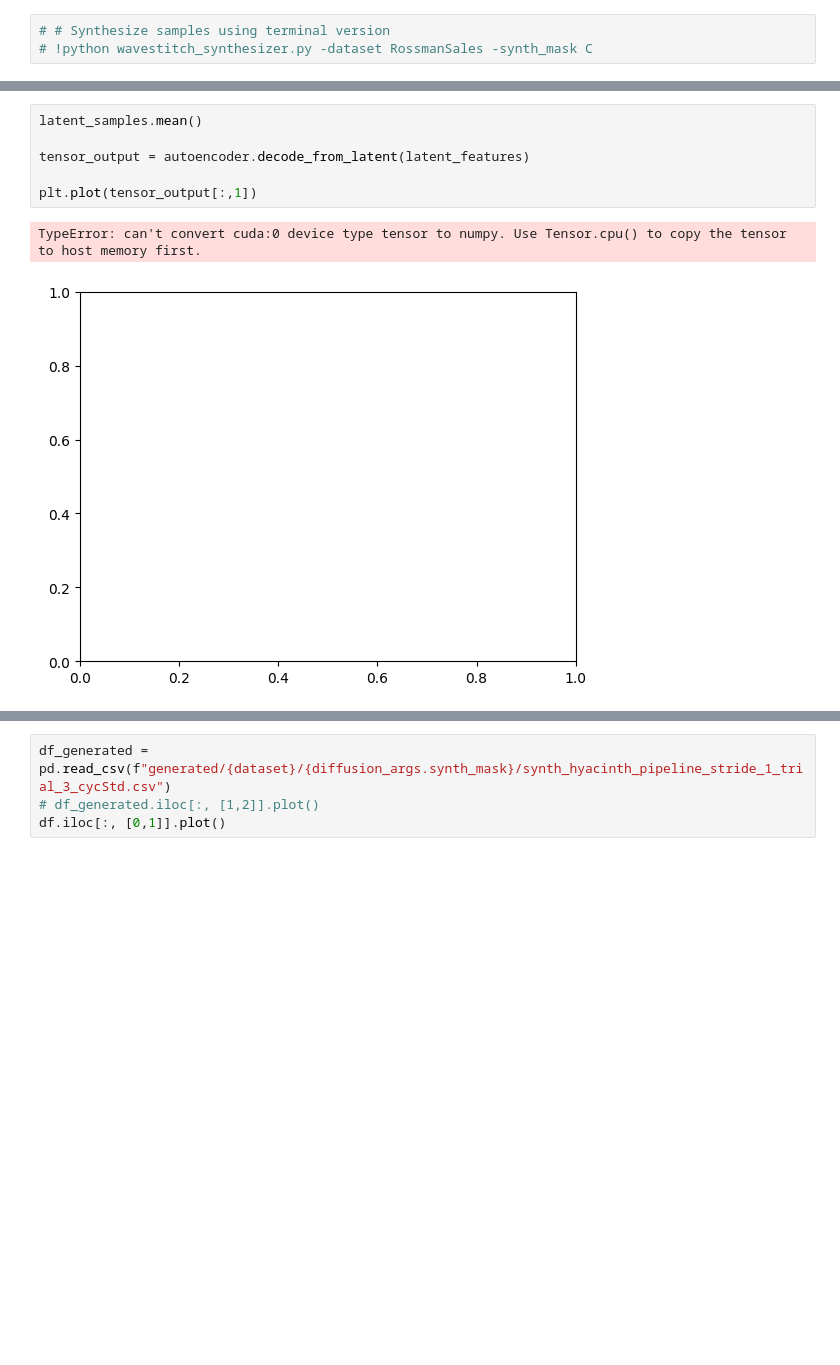
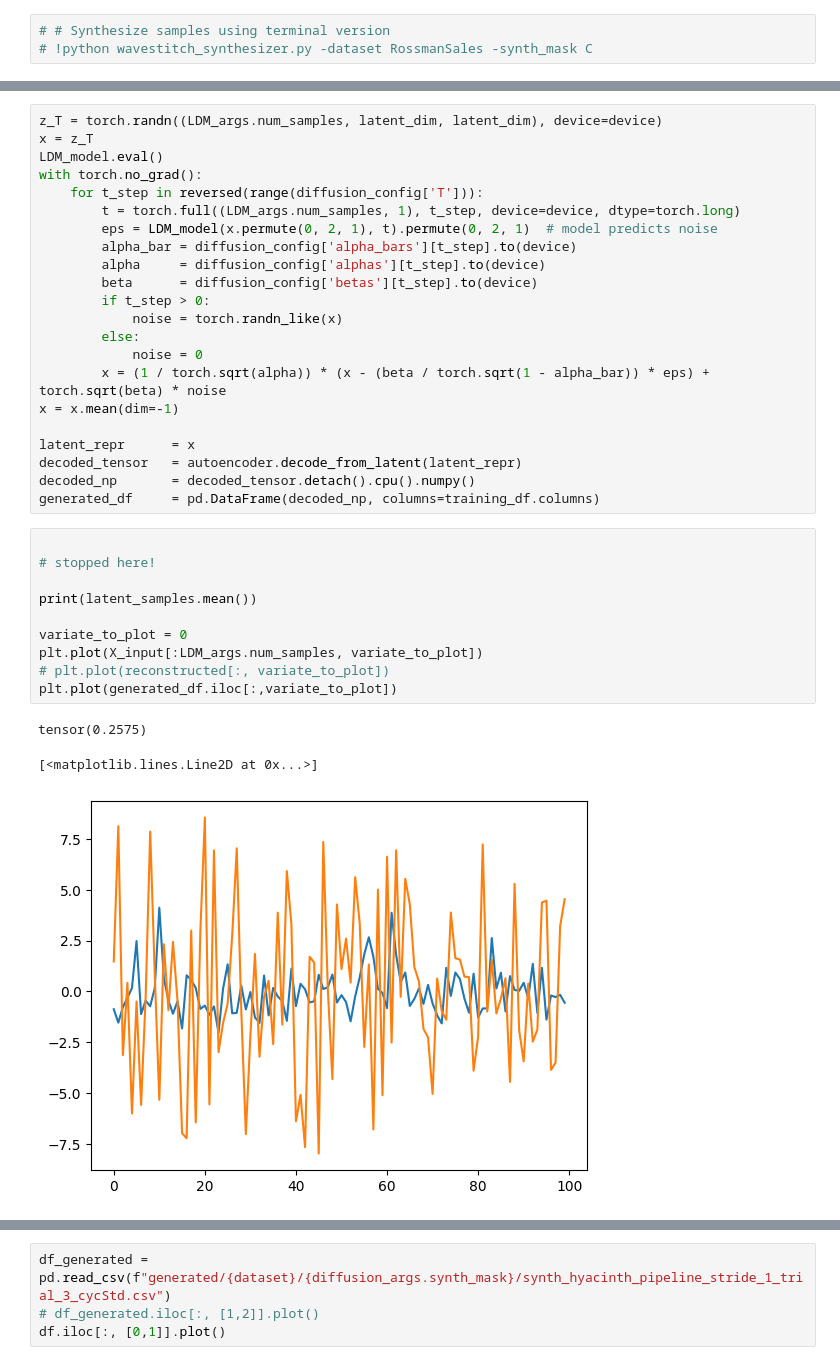
Before and after one commit to abiadf/silofuse_timeseries, a Jupyter notebook: wavestitch/wavestitch_runner.ipynb, the cells around one changed output, grey strips where cells are left out. Drawn from its saved outputs; the diff is of its cells as text; blank space fills up the shorter version.

```diff
--- a/wavestitch/wavestitch_runner.ipynb
+++ b/wavestitch/wavestitch_runner.ipynb
@@ -563,12 +598,39 @@ epoch: 100/100, total loss: 13.7502
+# %%
+z_T = torch.randn((LDM_args.num_samples, latent_dim, latent_dim), device=device)
+x = z_T
+LDM_model.eval()
+with torch.no_grad():
+    for t_step in reversed(range(diffusion_config['T'])):
+        t = torch.full((LDM_args.num_samples, 1), t_step, device=device, dtype=torch.long)
+        eps = LDM_model(x.permute(0, 2, 1), t).permute(0, 2, 1)  # model predicts noise
+        alpha_bar = diffusion_config['alpha_bars'][t_step].to(device)
+        alpha     = diffusion_config['alphas'][t_step].to(device)
+        beta      = diffusion_config['betas'][t_step].to(device)
+        if t_step > 0:
+            noise = torch.randn_like(x)
+        else:
+            noise = 0
+        x = (1 / torch.sqrt(alpha)) * (x - (beta / torch.sqrt(1 - alpha_bar)) * eps) + torch.sqrt(beta) * noise
+x = x.mean(dim=-1)
+
+latent_repr      = x
+decoded_tensor   = autoencoder.decode_from_latent(latent_repr)
+decoded_np       = decoded_tensor.detach().cpu().numpy()
+generated_df     = pd.DataFrame(decoded_np, columns=training_df.columns)
 # %%
-latent_samples.mean()
 
-tensor_output = autoencoder.decode_from_latent(latent_features)
+# stopped here!
 
-plt.plot(tensor_output[:,1])
+print(latent_samples.mean())
+
+variate_to_plot = 0
+plt.plot(X_input[:LDM_args.num_samples, variate_to_plot])
+# plt.plot(reconstructed[:, variate_to_plot])
+plt.plot(generated_df.iloc[:,variate_to_plot])
 # %% [output]
-TypeError: can't convert cuda:0 device type tensor to numpy. Use Tensor.cpu() to copy the tensor to host memory first.
+tensor(0.2575)
+[<matplotlib.lines.Line2D at 0x...>]
-[figure, old version]
+[figure, new version]
 # %%
 """[OLD] LDM"""
 
```
Also changed, not shown: parts of 10 cells of this notebook, 8 other files.
